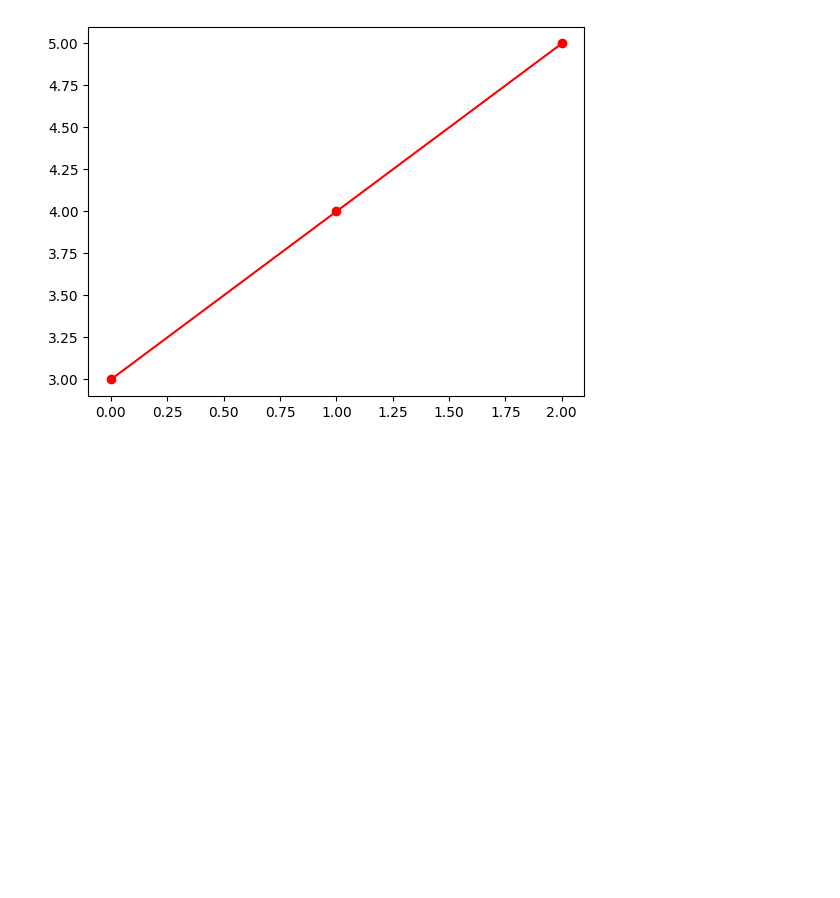
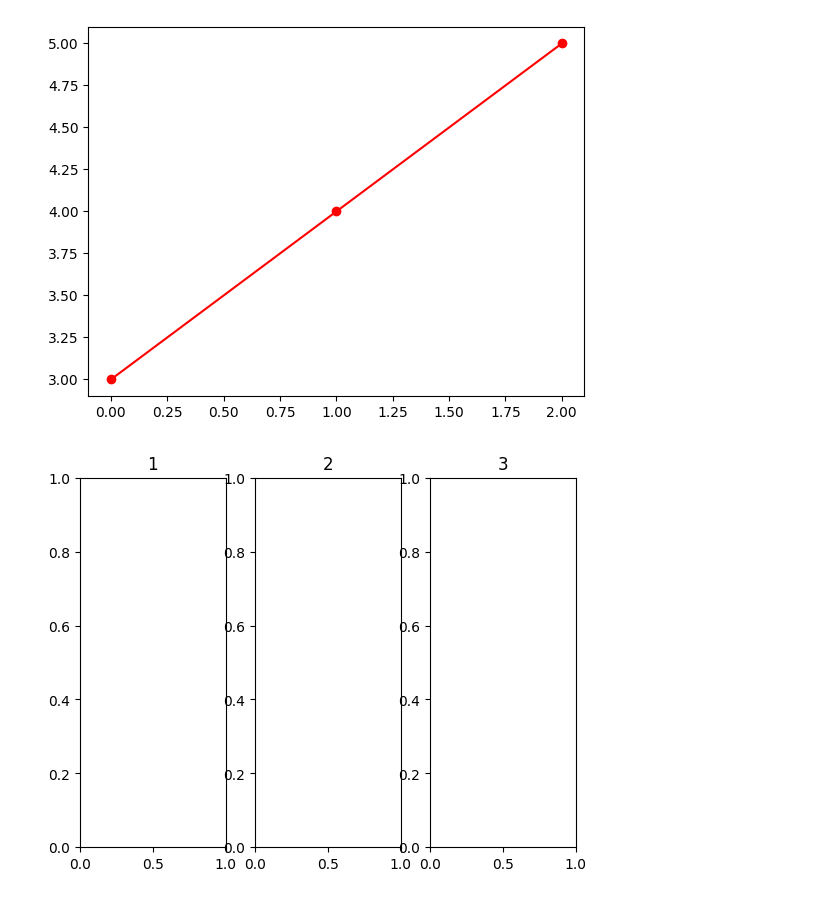
Before and after one commit to cloudorz0525/2024101501, a Jupyter notebook: lesson12/lesson12_3.ipynb, the cells around one changed output. Cells and saved outputs as stored; diff of their text form; code cells hidden in the pictures; blank space fills up the shorter version.

```diff
--- a/lesson12/lesson12_3.ipynb
+++ b/lesson12/lesson12_3.ipynb
@@ -16,3 +16,16 @@ axes.plot(X, Y,'ro-')
 plt.show()
 # %% [output]
 [figure]
+# %%
+import matplotlib.pyplot as plt
+
+figure = plt.figure()
+axes_1 = figure.add_subplot(1,3,1)
+axes_2 = figure.add_subplot(1,3,2)
+axes_3 = figure.add_subplot(1,3,3)
+axes_1.set_title('1')
+axes_2.set_title('2')
+axes_3.set_title('3')
+plt.show()
+# %% [output]
+[figure, added]
```
Also changed, not shown: parts of 3 cells of this notebook.
